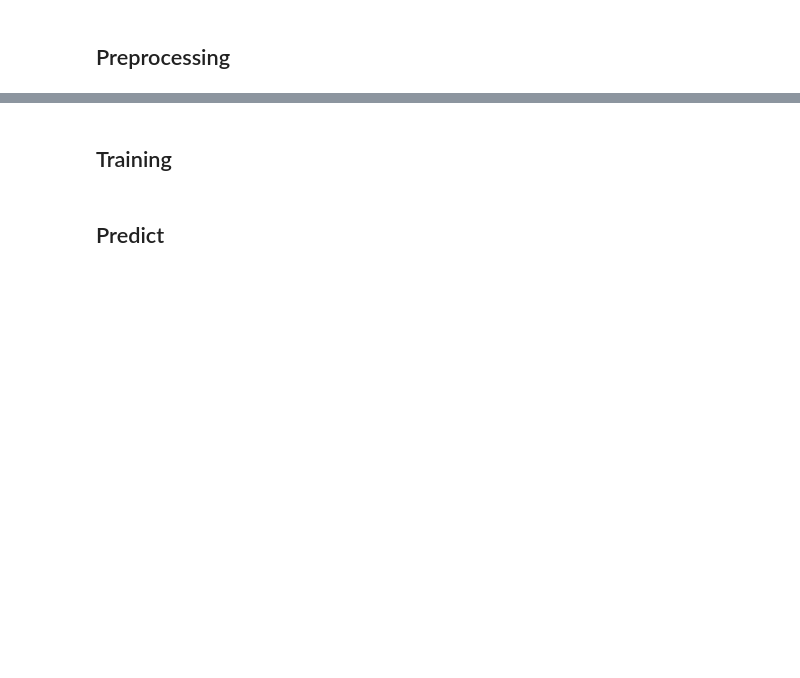
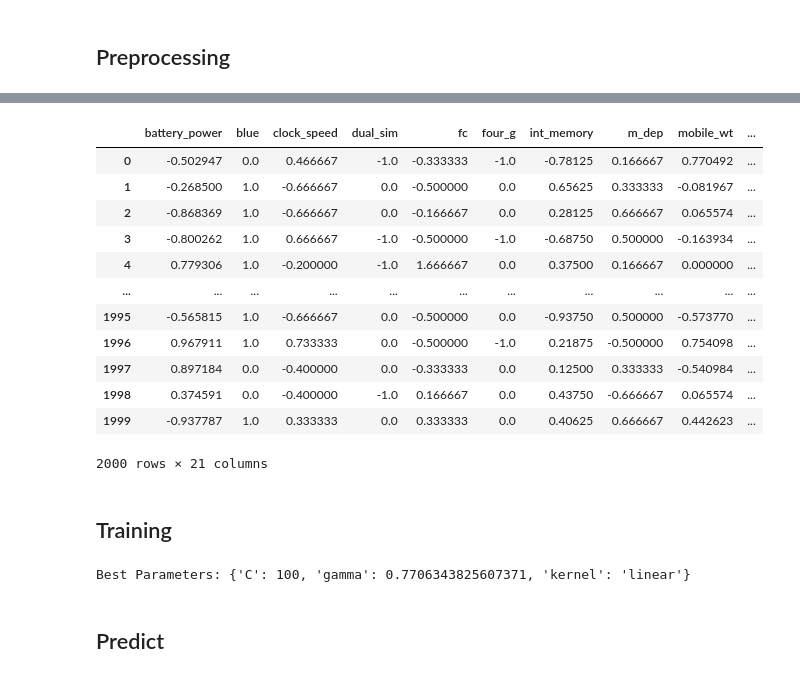
Before and after one commit to dbclkclk/cellpricing, a Jupyter notebook: cell_phone.ipynb, the cells around one changed output, grey strips where cells are left out. Saved outputs shown, nothing was run; the diff lists cells and outputs as text; code cells hidden in the pictures; blank space fills up the shorter version.

```diff
--- a/cell_phone.ipynb
+++ b/cell_phone.ipynb
@@ -235,4 +278,20 @@ scaler = MinMaxScaler()
 dataset[features.columns] = scaler.fit_transform(features)
+# %%
+dataset
+# %% [output]
+|  | battery_power | blue | clock_speed | dual_sim | fc | four_g | int_memory | m_dep | mobile_wt | ... |
+| 0 | -0.502947 | 0.0 | 0.466667 | -1.0 | -0.333333 | -1.0 | -0.78125 | 0.166667 | 0.770492 | ... |
+| 1 | -0.268500 | 1.0 | -0.666667 | 0.0 | -0.500000 | 0.0 | 0.65625 | 0.333333 | -0.081967 | ... |
+| 2 | -0.868369 | 1.0 | -0.666667 | 0.0 | -0.166667 | 0.0 | 0.28125 | 0.666667 | 0.065574 | ... |
+| 3 | -0.800262 | 1.0 | 0.666667 | -1.0 | -0.500000 | -1.0 | -0.68750 | 0.500000 | -0.163934 | ... |
+| 4 | 0.779306 | 1.0 | -0.200000 | -1.0 | 1.666667 | 0.0 | 0.37500 | 0.166667 | 0.000000 | ... |
+| ... | ... | ... | ... | ... | ... | ... | ... | ... | ... | ... |
+| 1995 | -0.565815 | 1.0 | -0.666667 | 0.0 | -0.500000 | 0.0 | -0.93750 | 0.500000 | -0.573770 | ... |
+| 1996 | 0.967911 | 1.0 | 0.733333 | 0.0 | -0.500000 | -1.0 | 0.21875 | -0.500000 | 0.754098 | ... |
+| 1997 | 0.897184 | 0.0 | -0.400000 | 0.0 | -0.333333 | 0.0 | 0.12500 | 0.333333 | -0.540984 | ... |
+| 1998 | 0.374591 | 0.0 | -0.400000 | -1.0 | 0.166667 | 0.0 | 0.43750 | -0.666667 | 0.065574 | ... |
+| 1999 | -0.937787 | 1.0 | 0.333333 | 0.0 | 0.333333 | 0.0 | 0.40625 | 0.666667 | 0.442623 | ... |
+2000 rows × 21 columns
 # %% [markdown]
 ## Training
 # %%
@@ -240,8 +299,8 @@ X = dataset.drop('price_range', axis=1)  # All columns except price_range
 y = dataset['price_range']  # Target column
 X_train, X_test, y_train, y_test = train_test_split(X, y, test_size=0.2, random_state=42)
 param_distributions = {
-    'C': uniform(0.1, 10),
-    'gamma': uniform(0.01, 1),
+    'C': [0.001, 0.1, 1, 10, 100],
+    'gamma':  loguniform(1e-4, 1),
     'kernel': ['rbf', 'sigmoid', 'linear', 'poly']
 }
 random_search = RandomizedSearchCV(estimator=SVC(), param_distributions=param_distributions, n_iter=50, cv=skf, scoring='f1_weighted', random_state=42)
@@ -249,6 +308,8 @@ random_search.fit(X_train, y_train)
 
 print("Best Parameters:", random_search.best_params_)
 svc_model = random_search.best_estimator_
+# %% [output]
+Best Parameters: {'C': 100, 'gamma': 0.7706343825607371, 'kernel': 'linear'}
 # %% [markdown]
 ## Predict
 # %%
```
Also changed, not shown: parts of 19 cells of this notebook.
